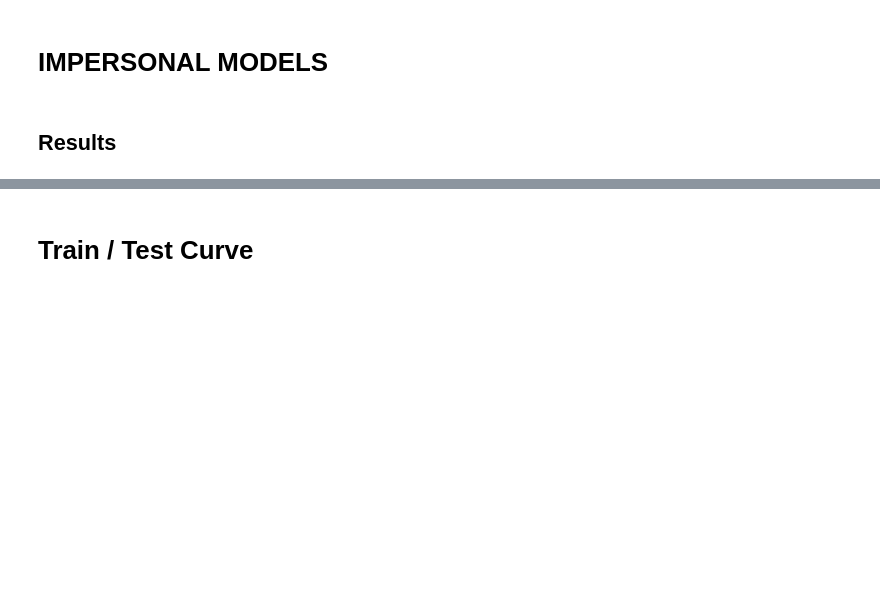
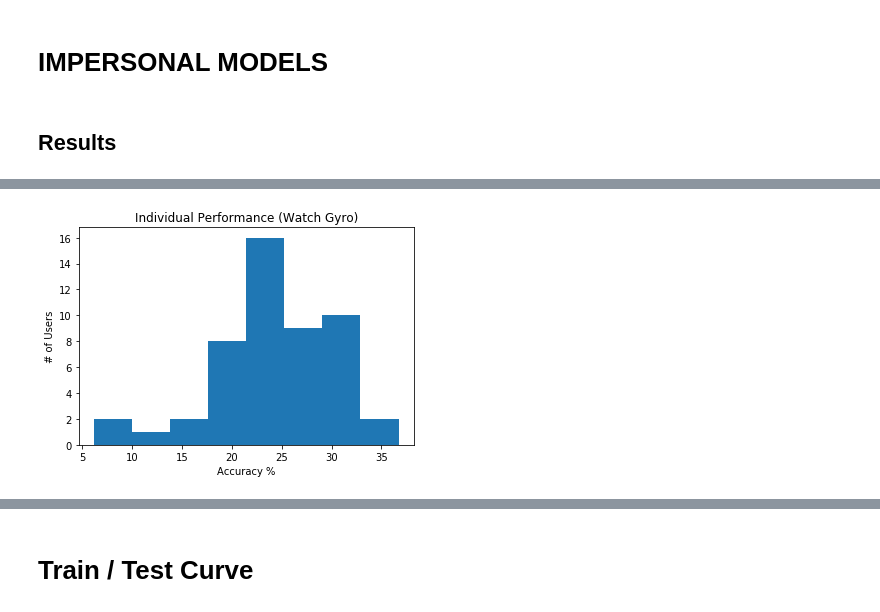
Before and after one commit to kenyoneda/Activity-Recognition-Biometric-Scripts, a Jupyter notebook: Scripts.ipynb, the cells around one changed output, grey strips where cells are left out. Saved outputs shown, nothing was run; the diff lists cells and outputs as text; code cells hidden in the pictures; blank space fills up the shorter version.

```diff
--- a/Scripts.ipynb
+++ b/Scripts.ipynb
@@ -519,0 +464,2 @@ subset3_scores
+# %%
+impersonal_scores2, impersonal_cms2 = runImpersonalTests(df_watch_gyro, algorithms, 'ACTIVITY')
@@ -519,0 +627,4 @@ subset3_scores
+# %%
+impersonalHistograms([x[2]*100 for x in impersonal_scores2], 'Accuracy %', '# of Users', 'Individual Performance (Watch Gyro)')
+# %% [output]
+[figure, added]
```
Also changed, not shown: parts of 124 cells of this notebook.
